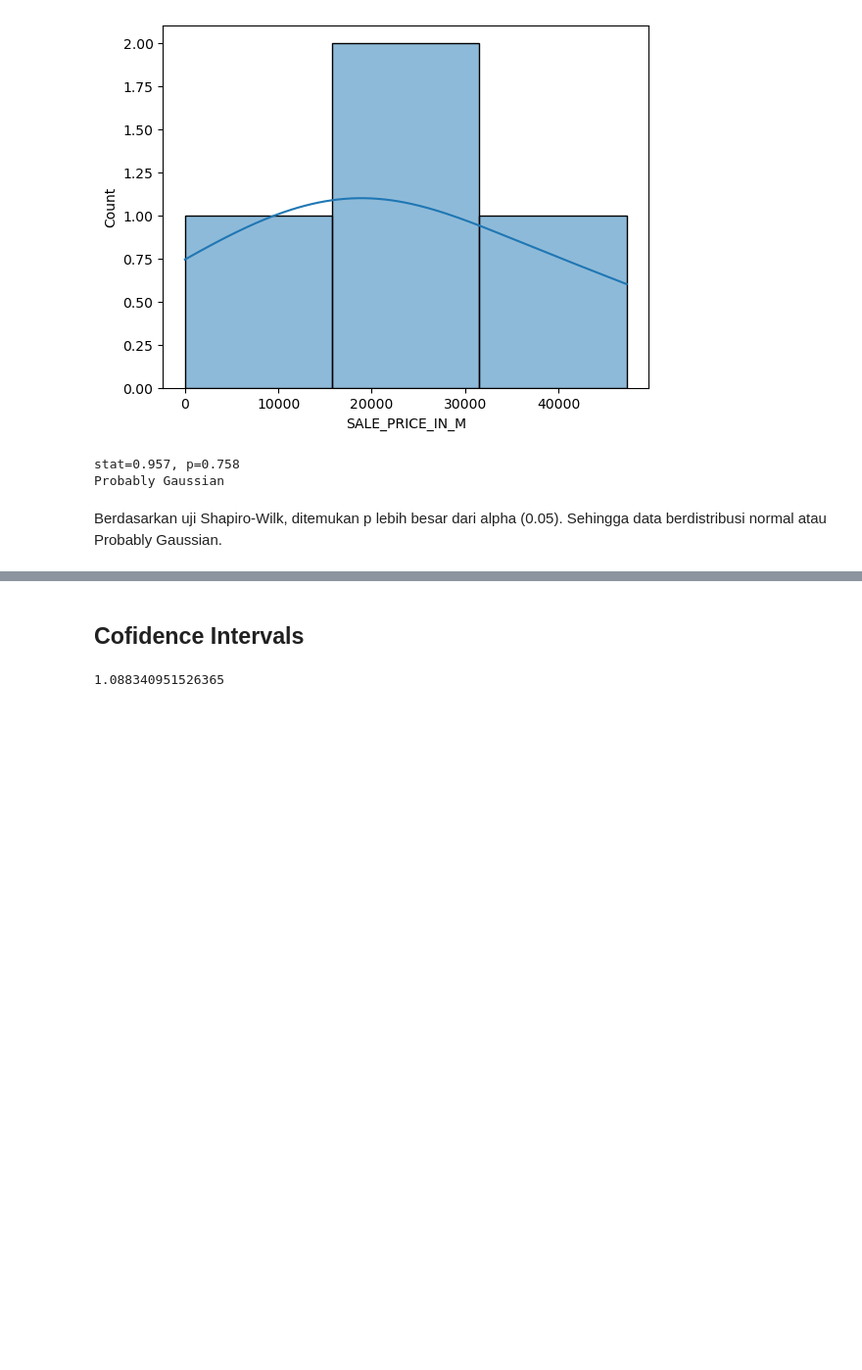
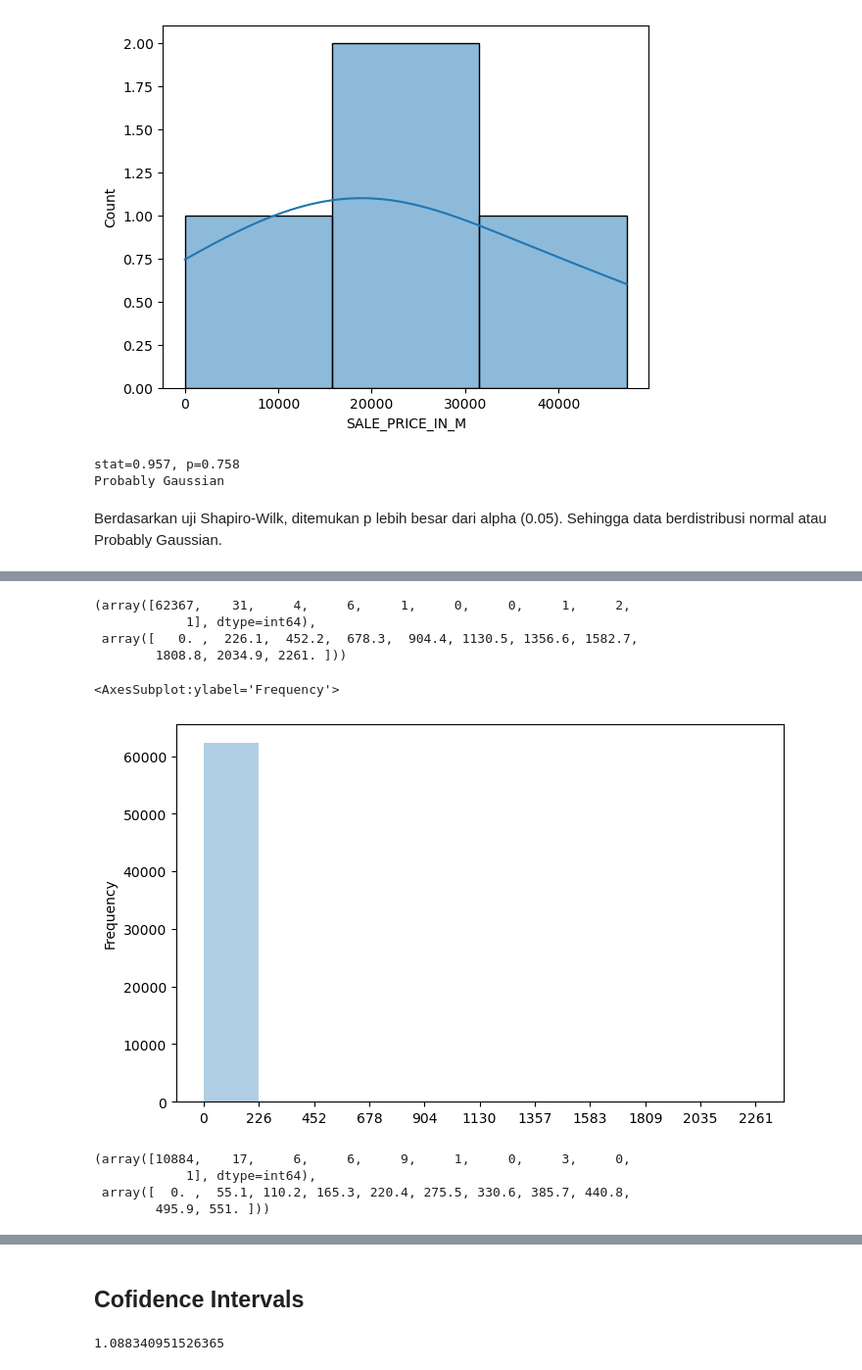
Before and after one commit to melinfebriani/PYTN_Assgn_2_4_Melin-Febriani, a Jupyter notebook: PYTN_Assgn_2_4_Melin-Febriani.ipynb, the cells around one changed output, grey strips where cells are left out. Shown at 98% size. Cells and saved outputs as stored; diff of their text form; code cells hidden in the pictures; blank space fills up the shorter version.

```diff
--- a/PYTN_Assgn_2_4_Melin-Febriani.ipynb
+++ b/PYTN_Assgn_2_4_Melin-Febriani.ipynb
@@ -302,0 +342,2 @@ Berdasarkan uji Shapiro-Wilk, ditemukan p lebih besar dari alpha (0.05). Sehingg
+# %%
+built_in_1900_2000 = clean_df[(clean_df['YEAR BUILT'] >= 1900) & (clean_df['YEAR BUILT'] <=2000)]
@@ -302,0 +418,26 @@ Berdasarkan uji Shapiro-Wilk, ditemukan p lebih besar dari alpha (0.05). Sehingg
+# %%
+count1, bin_edges1 = np.histogram(built_in_1900_2000['TOTAL UNITS'].dropna())
+(count1, bin_edges1)
+# %% [output]
+(array([62367,    31,     4,     6,     1,     0,     0,     1,     2,
+            1], dtype=int64),
+ array([   0. ,  226.1,  452.2,  678.3,  904.4, 1130.5, 1356.6, 1582.7,
+        1808.8, 2034.9, 2261. ]))
+# %%
+built_in_1900_2000['TOTAL UNITS'].dropna().plot(
+    kind='hist',
+    figsize=(8, 5),
+    alpha=0.35,
+    xticks=bin_edges1
+)
+# %% [output]
+<AxesSubplot:ylabel='Frequency'>
+[figure, added]
+# %%
+count2, bin_edges2 = np.histogram(built_in_2001_2017['TOTAL UNITS'])
+(count2, bin_edges2)
+# %% [output]
+(array([10884,    17,     6,     6,     9,     1,     0,     3,     0,
+            1], dtype=int64),
+ array([  0. ,  55.1, 110.2, 165.3, 220.4, 275.5, 330.6, 385.7, 440.8,
+        495.9, 551. ]))
```
Also changed, not shown: parts of 14 cells of this notebook.
